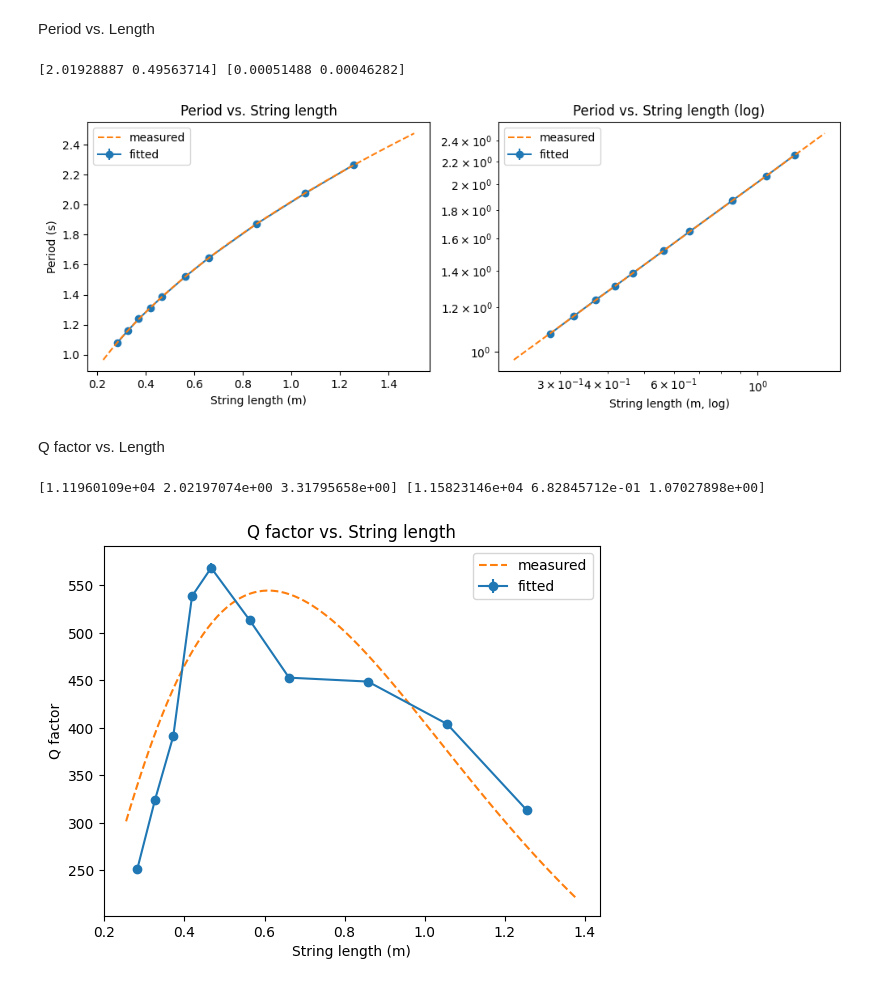
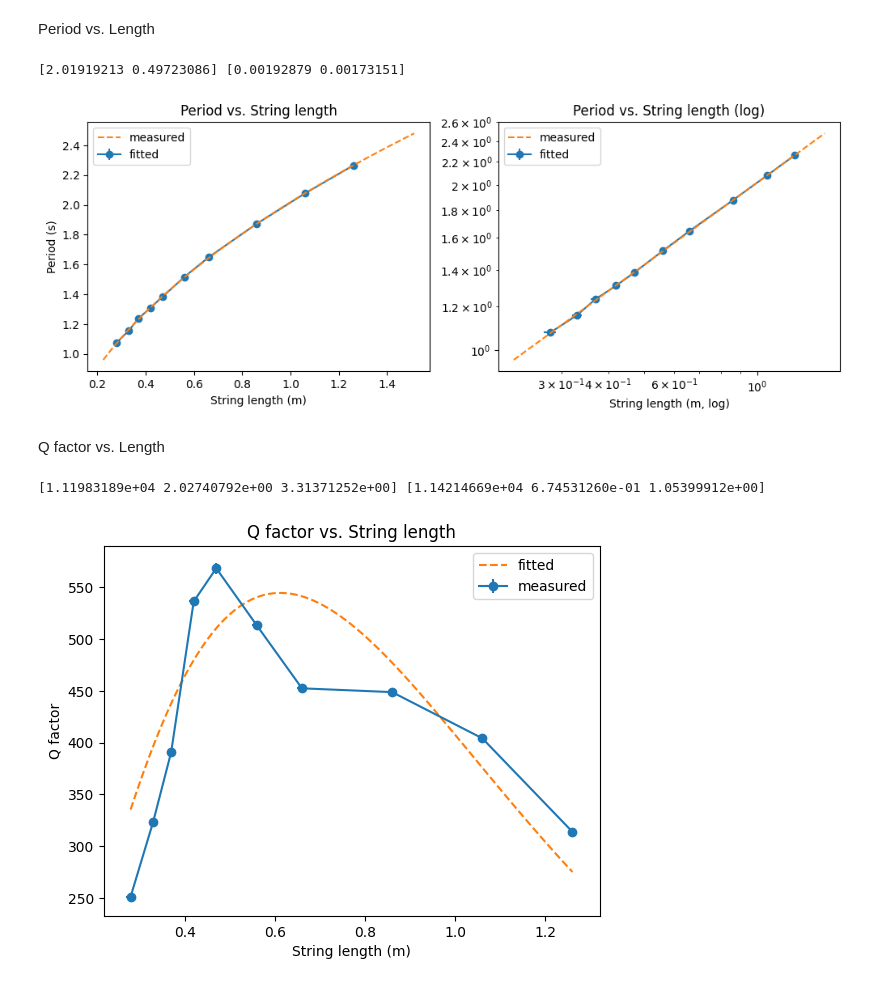
Before and after one commit to harry7557558/engsci-2t6, a Jupyter notebook: phy180-pendulum-lab/plot-angle-time-2.ipynb, the cells around one changed output. Saved outputs shown, nothing was run; the diff lists cells and outputs as text; code cells hidden in the pictures.

Commit message:
fix data and legend

```diff
--- a/phy180-pendulum-lab/plot-angle-time-2.ipynb
+++ b/phy180-pendulum-lab/plot-angle-time-2.ipynb
@@ -167,7 +167,7 @@ def batch_pass(l0):
     global L, g
     L = l0
 
-    g = 9.81 + 0.02*(random.random()-random.random())  # fake
+    g = trig_distribution(9.81, 0.05)  # fake
     l0 = trig_distribution(1.03, 0.01) * L + Lm
     a0 = trig_distribution(20, 5) * pi/180
     ts = np.arange(40*30) / 30
@@ -178,7 +178,10 @@ def batch_pass(l0):
     ts, xs = ts[time_clip:], xs[time_clip:]
 
     l = np.hypot(xs[:, 0], xs[:, 2])
-    l, l_error = np.mean(l), sqrt(np.var(l))
+    l = round(np.mean(l), 2)
+    l_error = sqrt(np.var(l) + 0.01**2)
+    print("Length: {:.2f} ± {:.2f} m".format(l, l_error))
+
     a = np.arctan2(xs[:, 0], -xs[:, 2])
     a -= np.mean(a)
     a_error = 0.01 * np.maximum(abs(xs[:, 2]), abs(xs[:, 0])) / (xs[:, 0]**2 + xs[:, 2]**2)
@@ -270,29 +273,29 @@ ax2.legend(["measured", "fitted"])
 
 plt.show()
 # %% [output]
-[2.01928887 0.49563714] [0.00051488 0.00046282]
+[2.01919213 0.49723086] [0.00192879 0.00173151]
-[figure, old version]
+[figure, new version]
 # %% [markdown]
 Q factor vs. Length
 # %%
 def fit_fun(x, a, k, b):
     return a * x**k * np.exp(-b*x)
 
 params, popv = scipy.optimize.curve_fit(
     fit_fun, ls, qs,
     p0=(500, 0.5, 4.0), sigma=Tes)
 print(params, popv.diagonal()**0.5)
 
 xp = np.linspace(ls[0], ls[-1], 100)
 yp = fit_fun(xp, *params)
 
 plt.title("Q factor vs. String length")
 plt.xlabel("String length (m)")
 plt.ylabel("Q factor")
-plt.errorbar(ls, qs, xerr=les, yerr=qes, fmt="o-")
-plt.plot(xp, yp, "--")
-plt.legend(["measured", "fitted"])
+plt.errorbar(ls, qs, xerr=les, yerr=qes, fmt="o-", label="measured")
+plt.plot(xp, yp, "--", label="fitted")
+plt.legend()
 plt.show()
 # %% [output]
-[1.11960109e+04 2.02197074e+00 3.31795658e+00] [1.15823146e+04 6.82845712e-01 1.07027898e+00]
+[1.11983189e+04 2.02740792e+00 3.31371252e+00] [1.14214669e+04 6.74531260e-01 1.05399912e+00]
-[figure, old version]
+[figure, new version]
```
Also changed, not shown: parts of 1 cell of this notebook.
